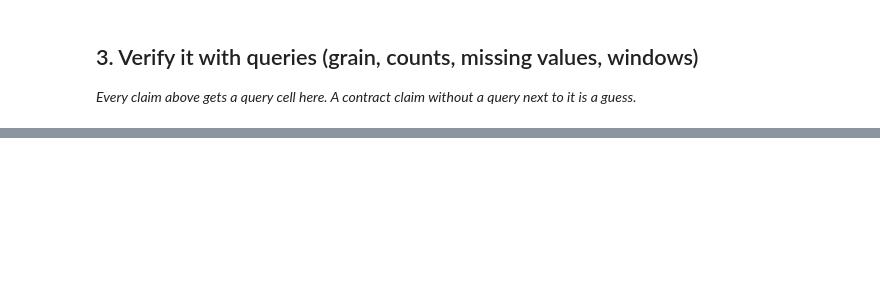
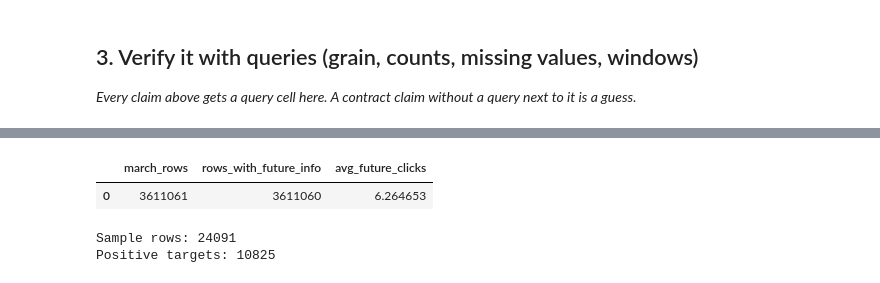
Before and after one commit to Pratyush457/week-1-, a Jupyter notebook: work/notebooks/w03_data_contract.ipynb, the cells around one changed output, grey strips where cells are left out. Saved outputs shown, nothing was run; the diff lists cells and outputs as text; code cells hidden in the pictures; blank space fills up the shorter version.

```diff
--- a/work/notebooks/w03_data_contract.ipynb
+++ b/work/notebooks/w03_data_contract.ipynb
@@ -46,0 +156,67 @@ Before you submit, confirm each line honestly:
+# %%
+# Deliberate leakage experiment — RAM-safe
+# April clicks are future information for a March decision.
+
+april = f"""
+read_parquet(
+    'hf://datasets/FlyRank/internship-warehouse/fact_content_daily_performance/month=2026-04/*.parquet'
+)
+"""
+
+leak_check = con.sql(f"""
+    SELECT
+        COUNT(*) AS march_rows,
+        COUNT(*) FILTER (
+            WHERE a.future_clicks IS NOT NULL
+        ) AS rows_with_future_info,
+        AVG(a.future_clicks) AS avg_future_clicks
+    FROM {march} m
+    LEFT JOIN (
+        SELECT
+            client_hash_id,
+            content_hash_id,
+            SUM(gsc_clicks) AS future_clicks
+        FROM {april}
+        GROUP BY client_hash_id, content_hash_id
+    ) a
+      ON m.client_hash_id = a.client_hash_id
+     AND m.content_hash_id = a.content_hash_id
+    WHERE m.gsc_data_available IS TRUE
+""").df()
+
+leak_check
+# %% [output]
+|  | march_rows | rows_with_future_info | avg_future_clicks |
+| 0 | 3611061 | 3611060 | 6.264653 |
+# %%
+# Deliberate leakage:
+# future_clicks_leaky is information that would NOT be known
+# when making the March decision.
+
+leaky_sample = con.sql(f"""
+    SELECT
+        m.gsc_impressions,
+        m.gsc_clicks,
+        a.future_clicks,
+        CASE WHEN a.future_clicks > 0 THEN 1 ELSE 0 END AS target
+    FROM {march} m
+    INNER JOIN (
+        SELECT
+            client_hash_id,
+            content_hash_id,
+            SUM(gsc_clicks) AS future_clicks
+        FROM {april}
+        GROUP BY client_hash_id, content_hash_id
+    ) a
+      ON m.client_hash_id = a.client_hash_id
+     AND m.content_hash_id = a.content_hash_id
+    WHERE m.gsc_data_available IS TRUE
+      AND a.future_clicks IS NOT NULL
+    USING SAMPLE 50000
+""").df()
+
+print("Sample rows:", len(leaky_sample))
+print("Positive targets:", leaky_sample["target"].sum())
+# %% [output]
+Sample rows: 24091
+Positive targets: 10825
```
Also changed, not shown: parts of 17 cells of this notebook.
